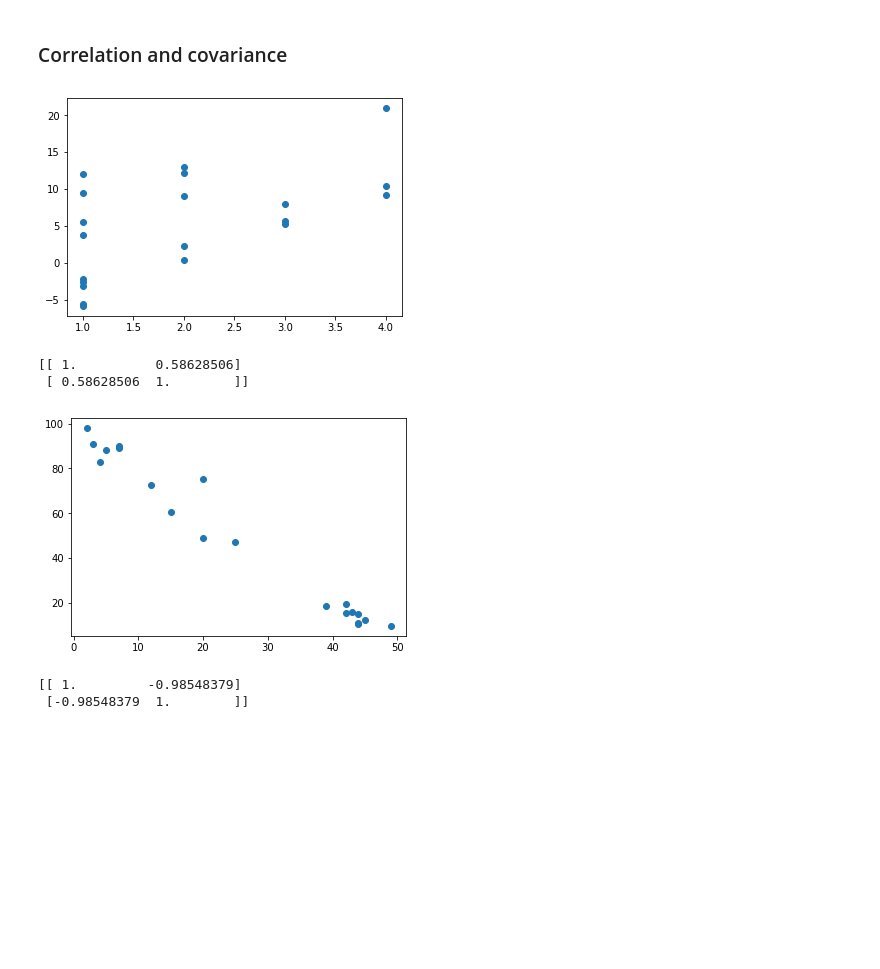
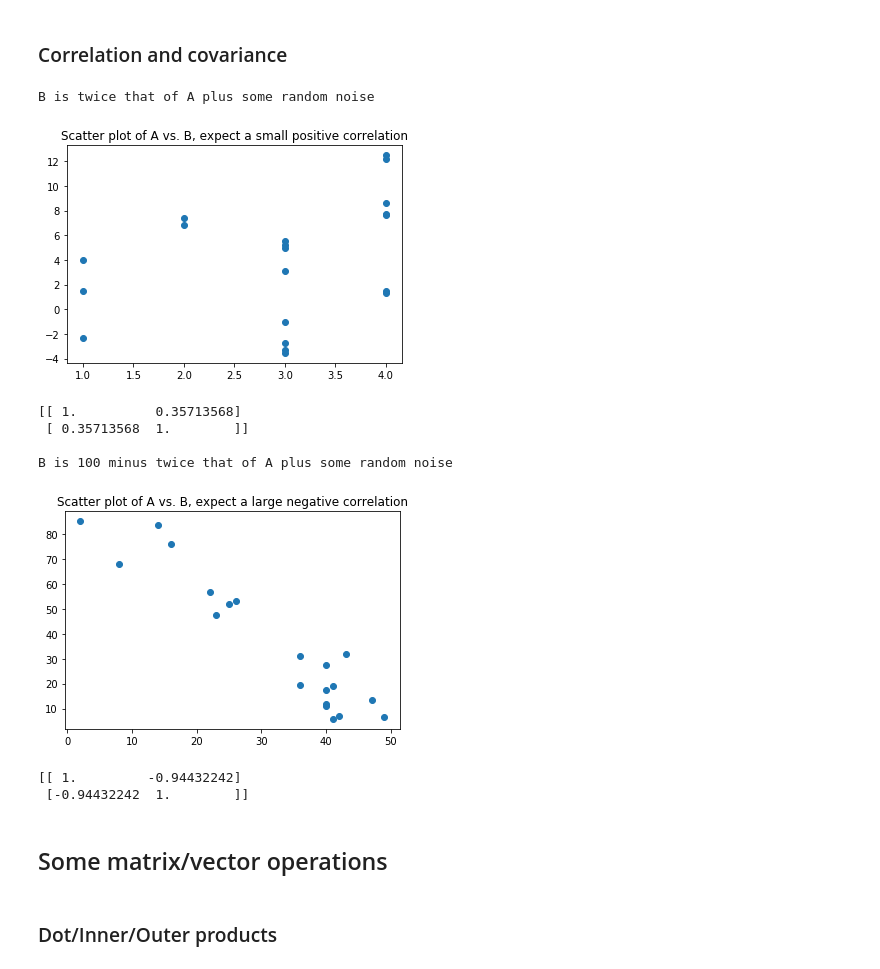
Before and after one commit to naturalspirit-dev/Machine-Learning-Jupyter, a Jupyter notebook: Numpy practice.ipynb, the cells around one changed output. Drawn from its saved outputs; the diff is of its cells as text; code cells hidden in the pictures; blank space fills up the shorter version.

```diff
--- a/Numpy practice.ipynb
+++ b/Numpy practice.ipynb
@@ -395,19 +412,31 @@ plt.show()
 # %%
 A = ri(1,5,20) # 20 random integeres from a small range (1-10)
 B = 2*A+5*np.random.randn(20) # B is twice that of A plus some random noise
+print("\nB is twice that of A plus some random noise")
 plt.scatter(A,B) # Scatter plot of B
+plt.title("Scatter plot of A vs. B, expect a small positive correlation")
 plt.show()
-print(np.corrcoef(A,B)) # Correleation coefficient between A and B
+print(np.corrcoef(A,B)) # Correleation coefficient matrix between A and B
 
 A = ri(1,50,20) # 20 random integeres from a larger range (1-50)
-B = 100-2*A+5*np.random.randn(20) # B is 100 minus twice that of A plus some random noise
+B = 100-2*A+10*np.random.randn(20) # B is 100 minus twice that of A plus some random noise
+print("\nB is 100 minus twice that of A plus some random noise")
 plt.scatter(A,B) # Scatter plot of B
+plt.title("Scatter plot of A vs. B, expect a large negative correlation")
 plt.show()
-print(np.corrcoef(A,B)) # Correleation coefficient between A and B
+print("")
+print(np.corrcoef(A,B)) # Correleation coefficient matrix between A and B
 # %% [output]
+B is twice that of A plus some random noise
-[figure, old version]
+[figure, new version]
-[[ 1.          0.58628506]
- [ 0.58628506  1.        ]]
+[[ 1.          0.35713568]
+ [ 0.35713568  1.        ]]
+
+B is 100 minus twice that of A plus some random noise
-[figure, old version]
+[figure, new version]
-[[ 1.         -0.98548379]
- [-0.98548379  1.        ]]
+[[ 1.         -0.94432242]
+ [-0.94432242  1.        ]]
+# %% [markdown]
+## Some matrix/vector operations
+# %% [markdown]
+### Dot/Inner/Outer products
```
Also changed, not shown: parts of 14 cells of this notebook.
